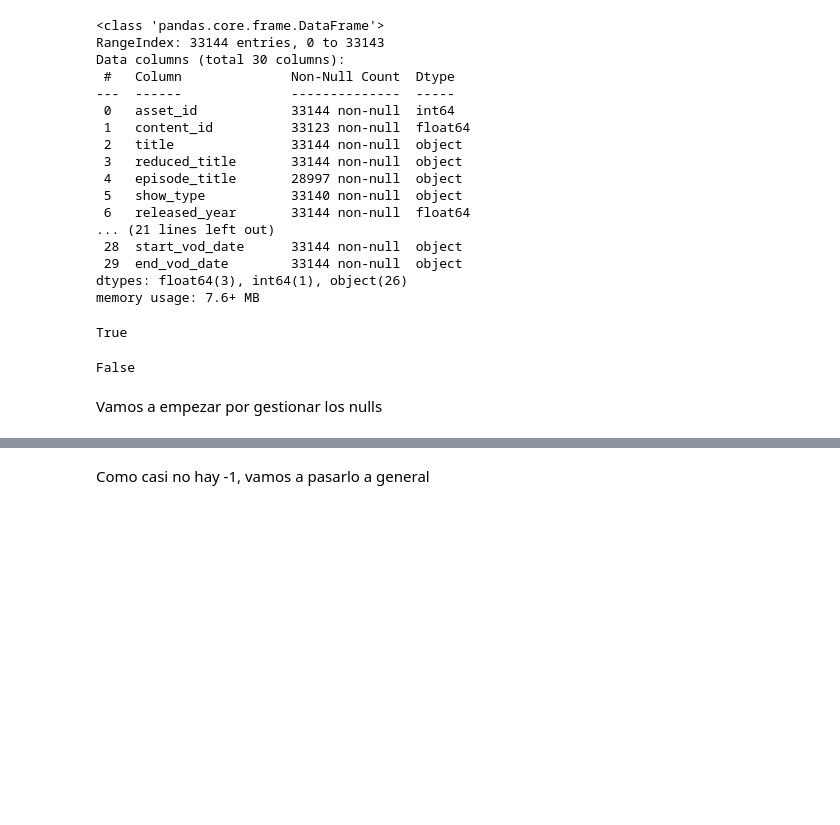
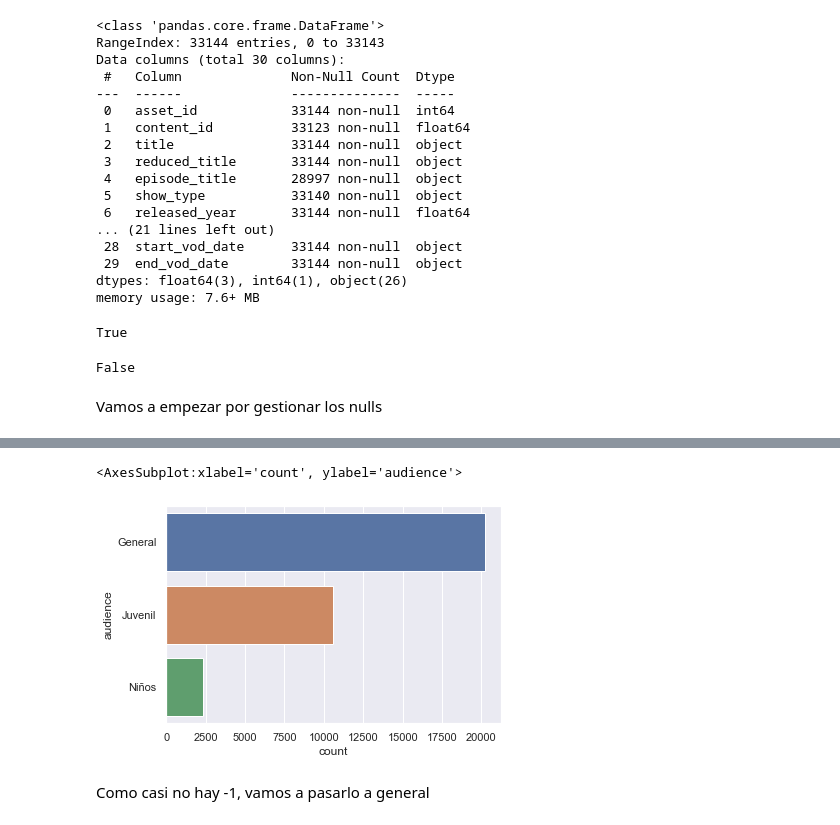
Before and after one commit to Qk527/DesafioTelecom, a Jupyter notebook: EDA/EDA_Metada_Qk.ipynb, the cells around one changed output, grey strips where cells are left out. Saved outputs shown, nothing was run; the diff lists cells and outputs as text; code cells hidden in the pictures; blank space fills up the shorter version.

```diff
--- a/EDA/EDA_Metada_Qk.ipynb
+++ b/EDA/EDA_Metada_Qk.ipynb
@@ -83,2 +83,17 @@ sns.countplot(x='audience', data=df_metadata)
+# %%
+#Vamos a hacer un agrupamiento de la audiencia solo por edad
+df_metadata['audience'] = df_metadata['audience'].replace(to_replace="Preescolar", value="Juvenil")
+df_metadata['audience'] = df_metadata['audience'].replace(to_replace="Teens", value="Juvenil")
+df_metadata['audience'] = df_metadata['audience'].replace(to_replace="Hombres", value="General")
+df_metadata['audience'] = df_metadata['audience'].replace(to_replace="Familiar", value="General")
+df_metadata['audience'] = df_metadata['audience'].replace(to_replace="Mujeres", value="General")
+df_metadata['audience'] = df_metadata['audience'].replace(to_replace="Gaming", value="Juvenil")
+df_metadata['audience'] = df_metadata['audience'].replace(to_replace="NIños", value="Niños")
+# %%
+sns.set_theme(style="darkgrid")
+sns.countplot(y='audience', data=df_metadata)
+# %% [output]
+<AxesSubplot:xlabel='count', ylabel='audience'>
+[figure, added]
 # %% [markdown]
 Como casi no hay -1, vamos a pasarlo a general
```
Also changed, not shown: parts of 19 cells of this notebook, 1 other file.
